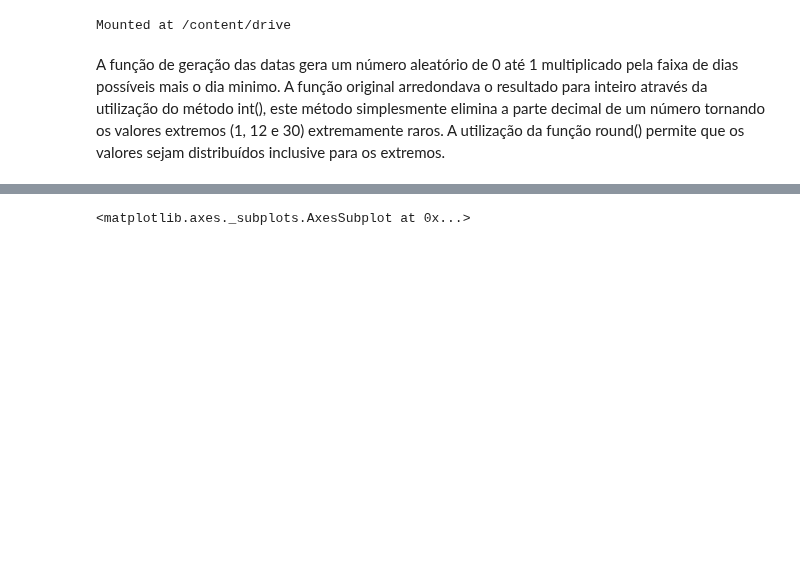
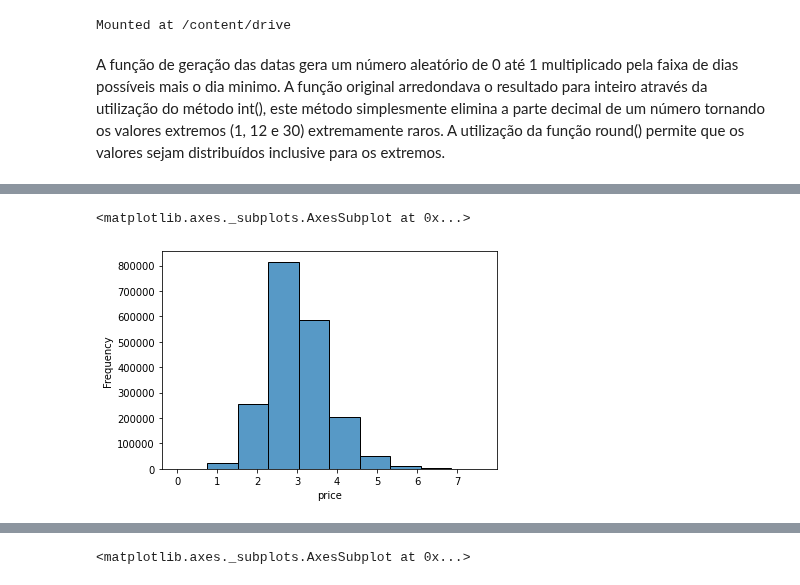
Before and after one commit to anachavesv8/Bootcamp_Blue, a Jupyter notebook: Mercari Price Suggestion Challenge/Hipoteses/EDA.ipynb, the cells around one changed output, grey strips where cells are left out. Cells and saved outputs as stored; diff of their text form; code cells hidden in the pictures; blank space fills up the shorter version.

```diff
--- a/Mercari Price Suggestion Challenge/Hipoteses/EDA.ipynb
+++ b/Mercari Price Suggestion Challenge/Hipoteses/EDA.ipynb
@@ -64,0 +100,5 @@ Podemos dizer que a variável 'price' é a variável target, ou seja, a variáve
+# %%
+sns.histplot(train['price'].apply(lambda x: np.log1p(x)), stat='frequency', bins=10)
+# %% [output]
+<matplotlib.axes._subplots.AxesSubplot at 0x...>
+[figure, added]
```
Also changed, not shown: parts of 51 cells of this notebook.
